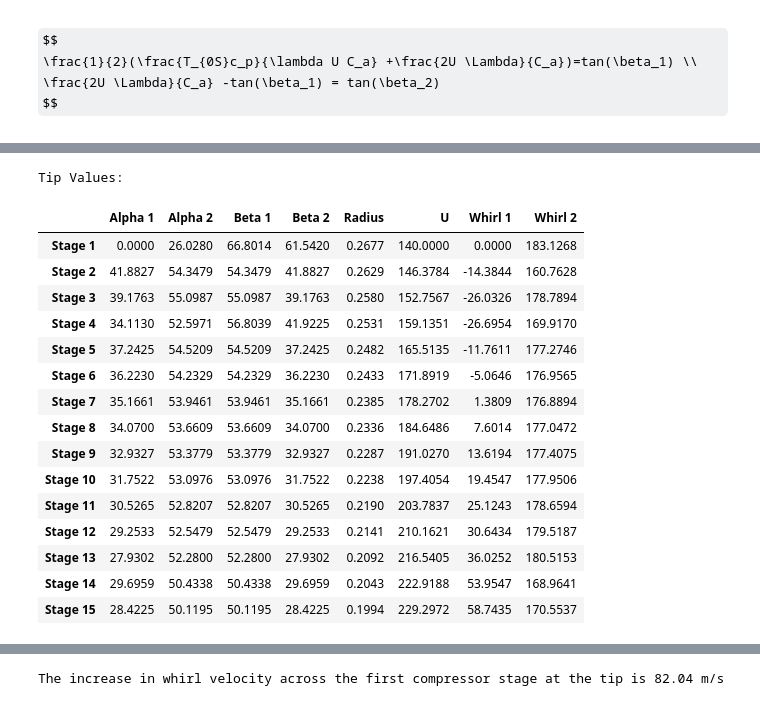
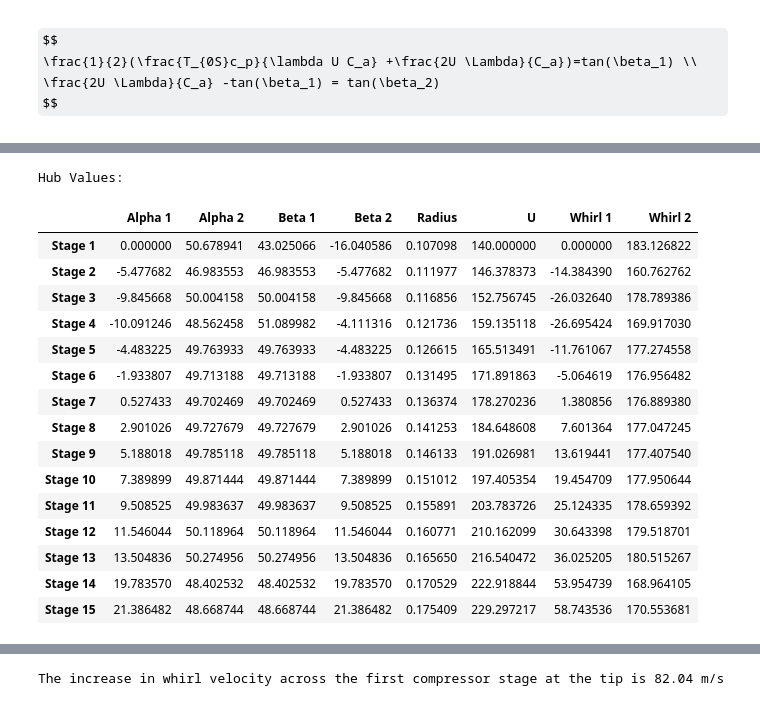
Before and after one commit to kavourbm/AEEM4063-Team15, a Jupyter notebook: Project 2/Compressor.ipynb, the cells around one changed output, grey strips where cells are left out. Saved outputs shown, nothing was run; the diff lists cells and outputs as text; code cells hidden in the pictures; some formulas as TeX source.

```diff
--- a/Project 2/Compressor.ipynb
+++ b/Project 2/Compressor.ipynb
@@ -411,8 +379,0 @@ Hub Values:
-# %%
-print("Mean Values:")
-
-tabletry = pd.DataFrame({"Alpha 1": stagevals[:,1,0],"Alpha 2": stagevals[:,1,1],"Beta 1": stagevals[:,1,2],"Beta 2": stagevals[:,1,3],"Radius": stagevals[:,1,4],"U": stagevals[:,0,5],"Whirl 1": stagevals[:,0,6],"Whirl 2": stagevals[:,0,7]})
-
-tabletry.style \
-    .format(precision=4) \
-    .relabel_index(["Stage 1","Stage 2","Stage 3","Stage 4","Stage 5","Stage 6","Stage 7","Stage 8","Stage 9","Stage 10","Stage 11","Stage 12","Stage 13","Stage 14","Stage 15"],axis=0)
@@ -437,26 +380,42 @@ Mean Values:
-# %%
-print("Tip Values:")
-
-tabletry = pd.DataFrame({"Alpha 1": stagevals[:,2,0],"Alpha 2": stagevals[:,2,1],"Beta 1": stagevals[:,2,2],"Beta 2": stagevals[:,2,3],"Radius": stagevals[:,2,4],"U": stagevals[:,0,5],"Whirl 1": stagevals[:,0,6],"Whirl 2": stagevals[:,0,7]})
-
-tabletry.style \
-    .format(precision=4) \
-    .relabel_index(["Stage 1","Stage 2","Stage 3","Stage 4","Stage 5","Stage 6","Stage 7","Stage 8","Stage 9","Stage 10","Stage 11","Stage 12","Stage 13","Stage 14","Stage 15"],axis=0)
-# %% [output]
-Tip Values:
-|  | Alpha 1 | Alpha 2 | Beta 1 | Beta 2 | Radius | U | Whirl 1 | Whirl 2 |
-| Stage 1 | 0.0000 | 26.0280 | 66.8014 | 61.5420 | 0.2677 | 140.0000 | 0.0000 | 183.1268 |
-| Stage 2 | 41.8827 | 54.3479 | 54.3479 | 41.8827 | 0.2629 | 146.3784 | -14.3844 | 160.7628 |
-| Stage 3 | 39.1763 | 55.0987 | 55.0987 | 39.1763 | 0.2580 | 152.7567 | -26.0326 | 178.7894 |
-| Stage 4 | 34.1130 | 52.5971 | 56.8039 | 41.9225 | 0.2531 | 159.1351 | -26.6954 | 169.9170 |
-| Stage 5 | 37.2425 | 54.5209 | 54.5209 | 37.2425 | 0.2482 | 165.5135 | -11.7611 | 177.2746 |
-| Stage 6 | 36.2230 | 54.2329 | 54.2329 | 36.2230 | 0.2433 | 171.8919 | -5.0646 | 176.9565 |
-| Stage 7 | 35.1661 | 53.9461 | 53.9461 | 35.1661 | 0.2385 | 178.2702 | 1.3809 | 176.8894 |
-| Stage 8 | 34.0700 | 53.6609 | 53.6609 | 34.0700 | 0.2336 | 184.6486 | 7.6014 | 177.0472 |
-| Stage 9 | 32.9327 | 53.3779 | 53.3779 | 32.9327 | 0.2287 | 191.0270 | 13.6194 | 177.4075 |
-| Stage 10 | 31.7522 | 53.0976 | 53.0976 | 31.7522 | 0.2238 | 197.4054 | 19.4547 | 177.9506 |
-| Stage 11 | 30.5265 | 52.8207 | 52.8207 | 30.5265 | 0.2190 | 203.7837 | 25.1243 | 178.6594 |
-| Stage 12 | 29.2533 | 52.5479 | 52.5479 | 29.2533 | 0.2141 | 210.1621 | 30.6434 | 179.5187 |
-| Stage 13 | 27.9302 | 52.2800 | 52.2800 | 27.9302 | 0.2092 | 216.5405 | 36.0252 | 180.5153 |
-| Stage 14 | 29.6959 | 50.4338 | 50.4338 | 29.6959 | 0.2043 | 222.9188 | 53.9547 | 168.9641 |
-| Stage 15 | 28.4225 | 50.1195 | 50.1195 | 28.4225 | 0.1994 | 229.2972 | 58.7435 | 170.5537 |
+# %%
+def valtable(location,vals):
+    if location == 0:
+        print("Hub Values:")
+    elif location == 1:
+        print("Mean Values:")
+    elif location == 2:
+        print("TIp Values:")
+
+    num = 0
+    stages = []
+
+    while num < stageactual:
+        stages.append("Stage "+str(num+1))
+        num += 1
+
+    tabletry = pd.DataFrame({"Alpha 1": vals[:,location,0],"Alpha 2": vals[:,location,1],"Beta 1": vals[:,location,2],"Beta 2": vals[:,location,3],"Radius": vals[:,location,4],"U": vals[:,location,5],"Whirl 1": vals[:,location,6],"Whirl 2": vals[:,location,7]},index=stages)
+
+    tabletry.style \
+        .format(precision=4)
+
+    return tabletry
+# %%
+valtable(0,stagevals)
+# %% [output]
+Hub Values:
+|  | Alpha 1 | Alpha 2 | Beta 1 | Beta 2 | Radius | U | Whirl 1 | Whirl 2 |
+| Stage 1 | 0.000000 | 50.678941 | 43.025066 | -16.040586 | 0.107098 | 140.000000 | 0.000000 | 183.126822 |
+| Stage 2 | -5.477682 | 46.983553 | 46.983553 | -5.477682 | 0.111977 | 146.378373 | -14.384390 | 160.762762 |
+| Stage 3 | -9.845668 | 50.004158 | 50.004158 | -9.845668 | 0.116856 | 152.756745 | -26.032640 | 178.789386 |
+| Stage 4 | -10.091246 | 48.562458 | 51.089982 | -4.111316 | 0.121736 | 159.135118 | -26.695424 | 169.917030 |
+| Stage 5 | -4.483225 | 49.763933 | 49.763933 | -4.483225 | 0.126615 | 165.513491 | -11.761067 | 177.274558 |
+| Stage 6 | -1.933807 | 49.713188 | 49.713188 | -1.933807 | 0.131495 | 171.891863 | -5.064619 | 176.956482 |
+| Stage 7 | 0.527433 | 49.702469 | 49.702469 | 0.527433 | 0.136374 | 178.270236 | 1.380856 | 176.889380 |
+| Stage 8 | 2.901026 | 49.727679 | 49.727679 | 2.901026 | 0.141253 | 184.648608 | 7.601364 | 177.047245 |
+| Stage 9 | 5.188018 | 49.785118 | 49.785118 | 5.188018 | 0.146133 | 191.026981 | 13.619441 | 177.407540 |
+| Stage 10 | 7.389899 | 49.871444 | 49.871444 | 7.389899 | 0.151012 | 197.405354 | 19.454709 | 177.950644 |
+| Stage 11 | 9.508525 | 49.983637 | 49.983637 | 9.508525 | 0.155891 | 203.783726 | 25.124335 | 178.659392 |
+| Stage 12 | 11.546044 | 50.118964 | 50.118964 | 11.546044 | 0.160771 | 210.162099 | 30.643398 | 179.518701 |
+| Stage 13 | 13.504836 | 50.274956 | 50.274956 | 13.504836 | 0.165650 | 216.540472 | 36.025205 | 180.515267 |
+| Stage 14 | 19.783570 | 48.402532 | 48.402532 | 19.783570 | 0.170529 | 222.918844 | 53.954739 | 168.964105 |
+| Stage 15 | 21.386482 | 48.668744 | 48.668744 | 21.386482 | 0.175409 | 229.297217 | 58.743536 | 170.553681 |
```
Also changed, not shown: parts of 6 cells of this notebook.
